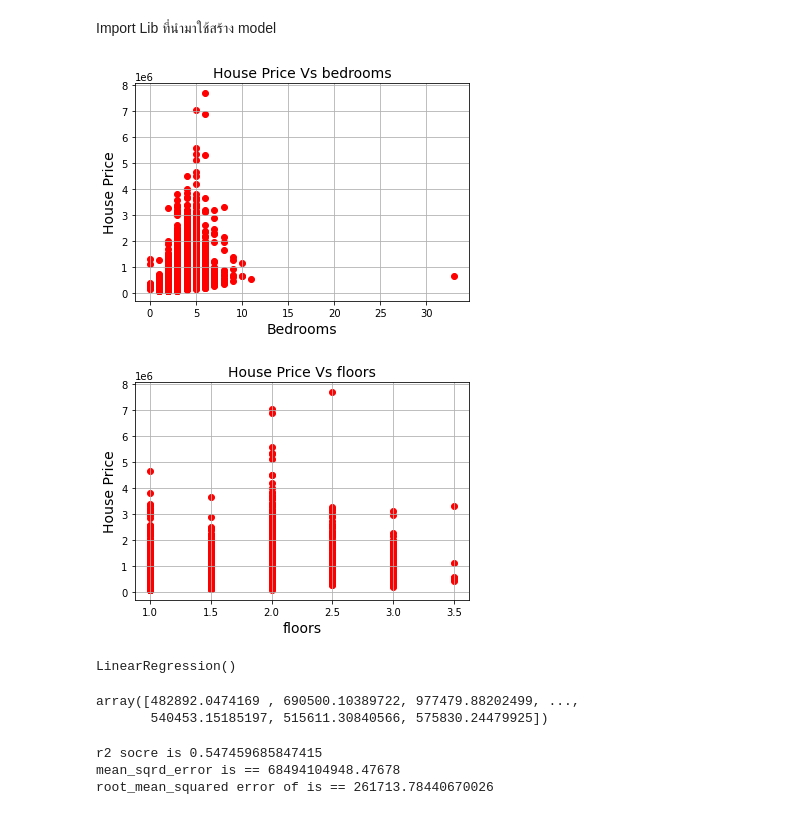
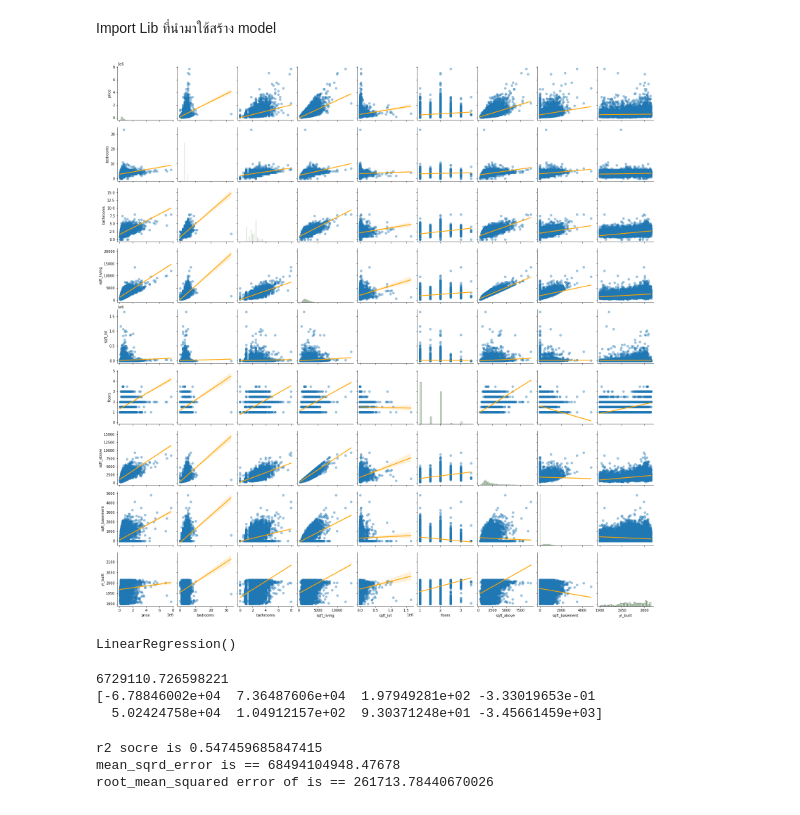
Before and after one commit to GmBeHappy/-Home-price-prediction-using-Linear-regression, a Jupyter notebook: Model_creation.ipynb, the cells around one changed output. Cells and saved outputs as stored; diff of their text form; code cells hidden in the pictures.

```diff
--- a/Model_creation.ipynb
+++ b/Model_creation.ipynb
@@ -13,24 +14,14 @@ df = pd.read_csv("kc_house_data.csv")
 X = df[['bedrooms', 'bathrooms', 'sqft_living', 'sqft_lot', 'floors', 'sqft_above', 'sqft_basement', 'yr_built']]
 y = df['price']
 x_train, x_test, y_train, y_test = train_test_split(X, y, test_size = 0.2, random_state = 42)
-# %%
-plt.scatter(df['bedrooms'], df['price'], color='red')
-plt.title('House Price Vs bedrooms', fontsize=14)
-plt.xlabel('Bedrooms', fontsize=14)
-plt.ylabel('House Price', fontsize=14)
-plt.grid(True)
-plt.show()
-# %% [output]
-[figure, removed]
-# %%
-plt.scatter(df['floors'], df['price'], color='red')
-plt.title('House Price Vs floors', fontsize=14)
-plt.xlabel('floors', fontsize=14)
-plt.ylabel('House Price', fontsize=14)
-plt.grid(True)
-plt.show()
-# %% [output]
-[figure, removed]
+# %%
+sns.pairplot(df[['price','bedrooms', 'bathrooms', 'sqft_living', 'sqft_lot', 'floors', 'sqft_above', 'sqft_basement', 'yr_built']],
+             kind='reg',
+             plot_kws={'scatter_kws': {'alpha': 0.4},
+                       'line_kws': {'color': 'orange'}},
+             diag_kws={'color': 'green', 'alpha':.2});
+# %% [output]
+[figure, added]
 # %%
 regr = linear_model.LinearRegression()
 regr.fit(x_train, y_train)
@@ -39,10 +30,12 @@ LinearRegression()
 # %%
 y_prediction =  regr.predict(x_test)
 y_prediction
-#print(regr.coef_)
+print(regr.intercept_)
+print(regr.coef_)
 # %% [output]
-array([482892.0474169 , 690500.10389722, 977479.88202499, ...,
-       540453.15185197, 515611.30840566, 575830.24479925])
+6729110.726598221
+[-6.78846002e+04  7.36487606e+04  1.97949281e+02 -3.33019653e-01
+  5.02424758e+04  1.04912157e+02  9.30371248e+01 -3.45661459e+03]
 # %%
 score = r2_score(y_test,y_prediction)
 print('r2 socre is',score)
```
Also changed, not shown: parts of 1 cell of this notebook, 2 other files.
